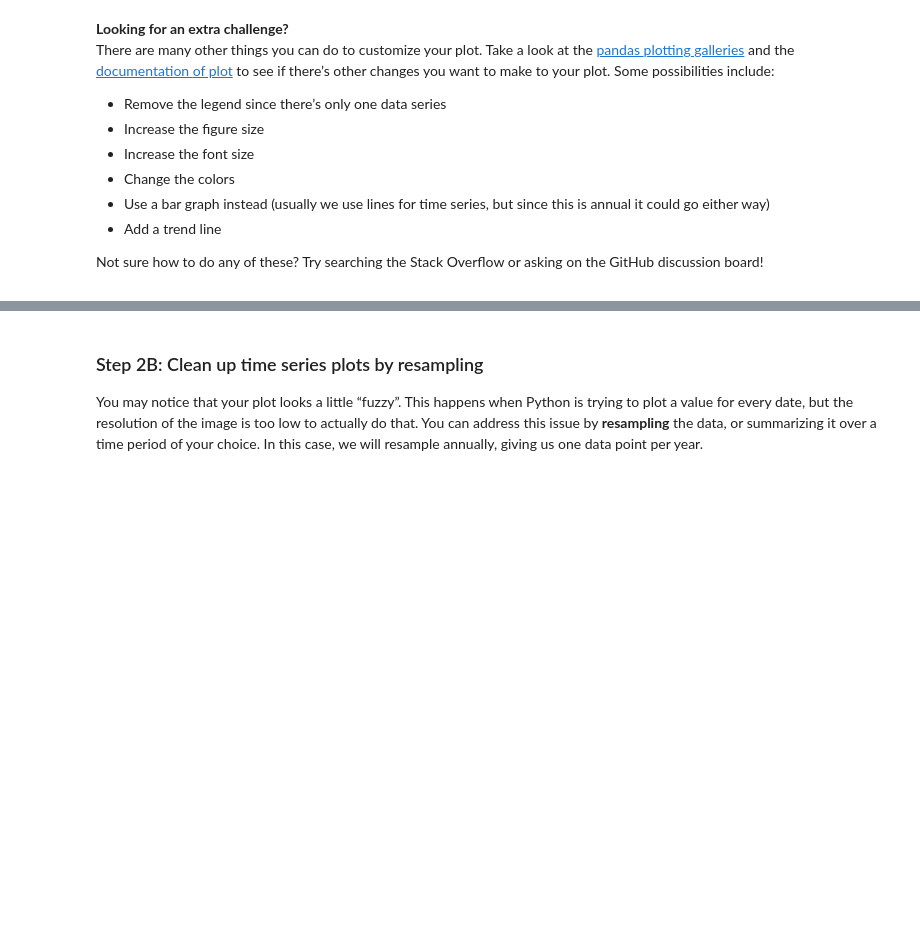
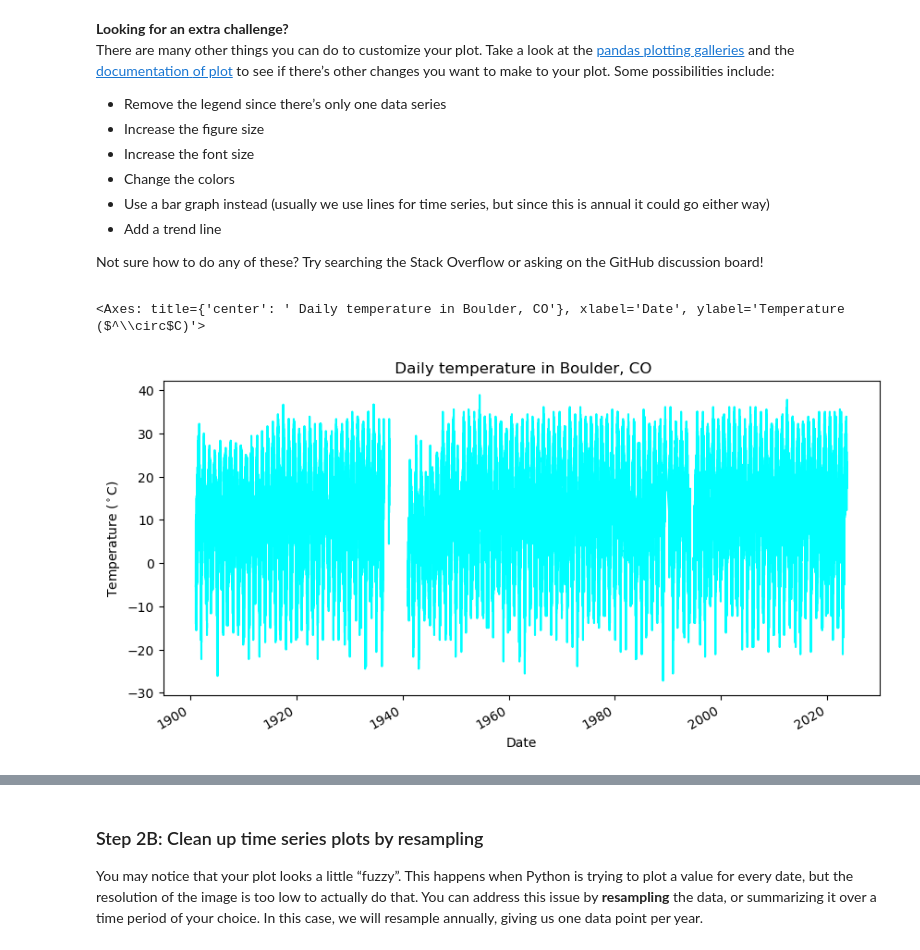
Before and after one commit to AdeliaHoneywood/01-climate-fall-template, a Jupyter notebook: 04-climate-plot.ipynb, the cells around one changed output, grey strips where cells are left out. Saved outputs shown, nothing was run; the diff lists cells and outputs as text; code cells hidden in the pictures; blank space fills up the shorter version.

```diff
--- a/04-climate-plot.ipynb
+++ b/04-climate-plot.ipynb
@@ -104,3 +104,15 @@ since this is annual it could go either way)</li>
 <li>Add a trend line</li>
 </ul>
 <p>Not sure how to do any of these? Try searching the Stack Overflow or asking on the GitHub discussion board!</p></div></div>
+# %%
+### plot the data using .plot and add some formatting
+temp_units_df.plot(legend=False,
+    y = 'temp_c',
+    title = ' Daily temperature in Boulder, CO',
+    xlabel = 'Date',
+    ylabel = 'Temperature ($^\circ$C)',
+    figsize = (10, 5),
+    color = "aqua")
+# %% [output]
+<Axes: title={'center': ' Daily temperature in Boulder, CO'}, xlabel='Date', ylabel='Temperature ($^\\circ$C)'>
+[figure, added]
```
Also changed, not shown: parts of 11 cells of this notebook, 2 other files.
